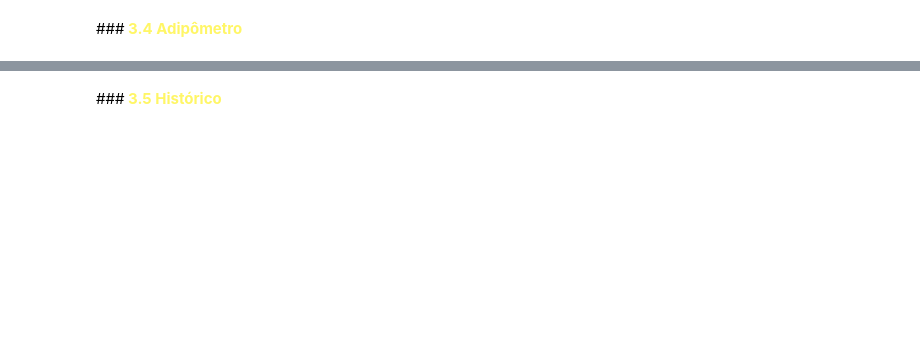
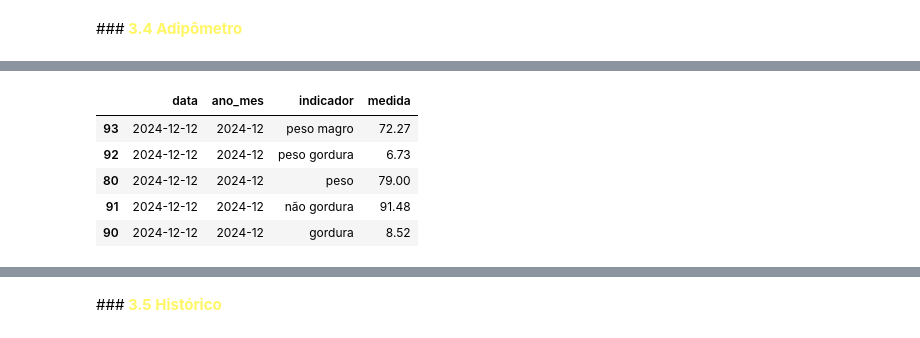
Before and after one commit to gabrielmprata/inbody_bio, a Jupyter notebook: evol_medidas.ipynb, the cells around one changed output, grey strips where cells are left out. Drawn from its saved outputs; the diff is of its cells as text; code cells hidden in the pictures; blank space fills up the shorter version.

```diff
--- a/evol_medidas.ipynb
+++ b/evol_medidas.ipynb
@@ -196,0 +215,16 @@ fig.show()
+# %%
+df_atp_res = (df_adp[['data','ano_mes','indicador', 'medida']]
+             [(df_adp['ano_mes'] == maxi) & ((df_adp['indicador'] == 'peso gordura') |
+              (df_adp['indicador'] == 'peso magro') | (df_adp['indicador'] == 'peso') |
+               (df_adp['indicador'] == 'não gordura') | (df_adp['indicador'] == 'gordura')  )]
+             )
+
+df_atp_res.sort_values(by='indicador', ascending=False, inplace=True)
+df_atp_res
+# %% [output]
+|  | data | ano_mes | indicador | medida |
+| 93 | 2024-12-12 | 2024-12 | peso magro | 72.27 |
+| 92 | 2024-12-12 | 2024-12 | peso gordura | 6.73 |
+| 80 | 2024-12-12 | 2024-12 | peso | 79.00 |
+| 91 | 2024-12-12 | 2024-12 | não gordura | 91.48 |
+| 90 | 2024-12-12 | 2024-12 | gordura | 8.52 |
```
Also changed, not shown: parts of 5 cells of this notebook.
